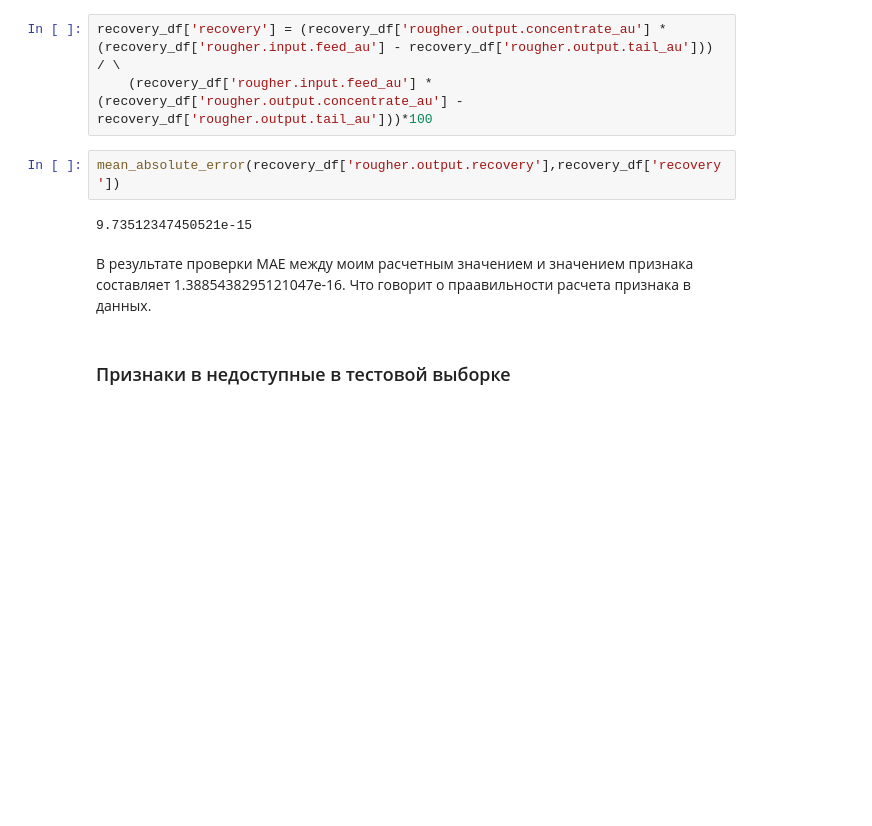
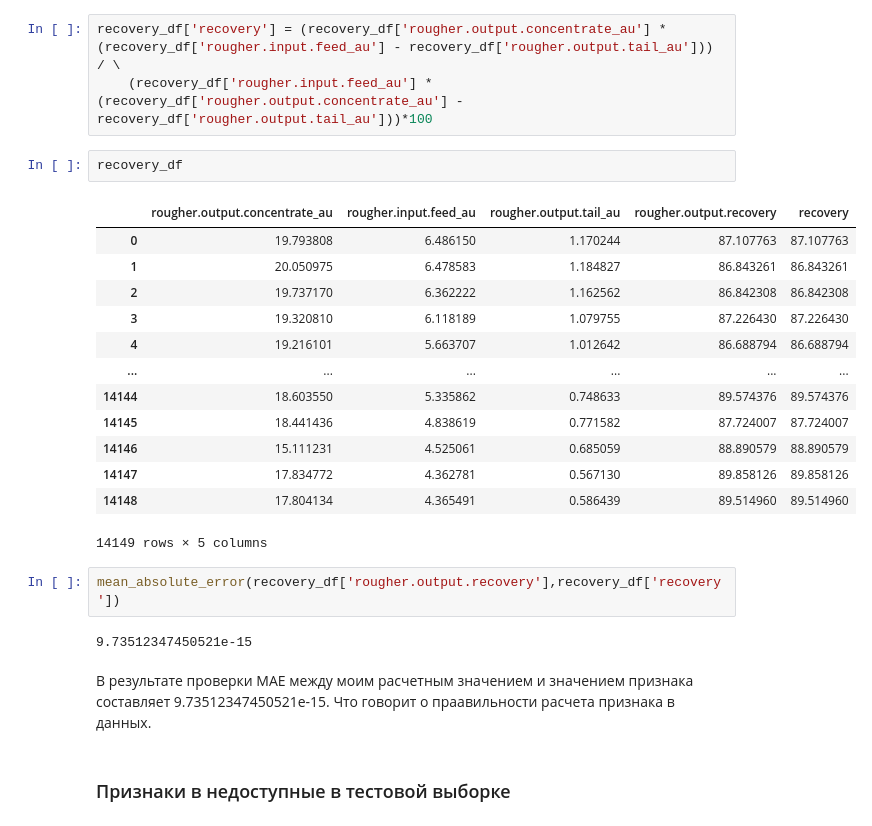
Before and after one commit to Ea5yBreezy/Progects, a Jupyter notebook: result_modul-2.ipynb, the cells around one changed output. Saved outputs shown, nothing was run; the diff lists cells and outputs as text; blank space fills up the shorter version.

```diff
--- a/result_modul-2.ipynb
+++ b/result_modul-2.ipynb
@@ -177,12 +228,28 @@ recovery_df = df_train[['rougher.output.concentrate_au','rougher.input.feed_au',
 # %%
 recovery_df['recovery'] = (recovery_df['rougher.output.concentrate_au'] * (recovery_df['rougher.input.feed_au'] - recovery_df['rougher.output.tail_au'])) / \
     (recovery_df['rougher.input.feed_au'] * (recovery_df['rougher.output.concentrate_au'] - recovery_df['rougher.output.tail_au']))*100
+# %%
+recovery_df
+# %% [output]
+|  | rougher.output.concentrate_au | rougher.input.feed_au | rougher.output.tail_au | rougher.output.recovery | recovery |
+| 0 | 19.793808 | 6.486150 | 1.170244 | 87.107763 | 87.107763 |
+| 1 | 20.050975 | 6.478583 | 1.184827 | 86.843261 | 86.843261 |
+| 2 | 19.737170 | 6.362222 | 1.162562 | 86.842308 | 86.842308 |
+| 3 | 19.320810 | 6.118189 | 1.079755 | 87.226430 | 87.226430 |
+| 4 | 19.216101 | 5.663707 | 1.012642 | 86.688794 | 86.688794 |
+| ... | ... | ... | ... | ... | ... |
+| 14144 | 18.603550 | 5.335862 | 0.748633 | 89.574376 | 89.574376 |
+| 14145 | 18.441436 | 4.838619 | 0.771582 | 87.724007 | 87.724007 |
+| 14146 | 15.111231 | 4.525061 | 0.685059 | 88.890579 | 88.890579 |
+| 14147 | 17.834772 | 4.362781 | 0.567130 | 89.858126 | 89.858126 |
+| 14148 | 17.804134 | 4.365491 | 0.586439 | 89.514960 | 89.514960 |
+14149 rows × 5 columns
 # %%
 mean_absolute_error(recovery_df['rougher.output.recovery'],recovery_df['recovery'])
 # %% [output]
 9.73512347450521e-15
 # %% [markdown]
-В результате проверки MAE между моим расчетным значением и значением признака составляет 1.3885438295121047e-16. Что говорит о праавильности расчета признака в данных.
+В результате проверки MAE между моим расчетным значением и значением признака составляет 9.73512347450521e-15. Что говорит о праавильности расчета признака в данных.
 # %% [markdown]
 ### Признаки в недоступные в тестовой выборке
 # %%
```
Also changed, not shown: parts of 9 cells of this notebook, 1 other file.
